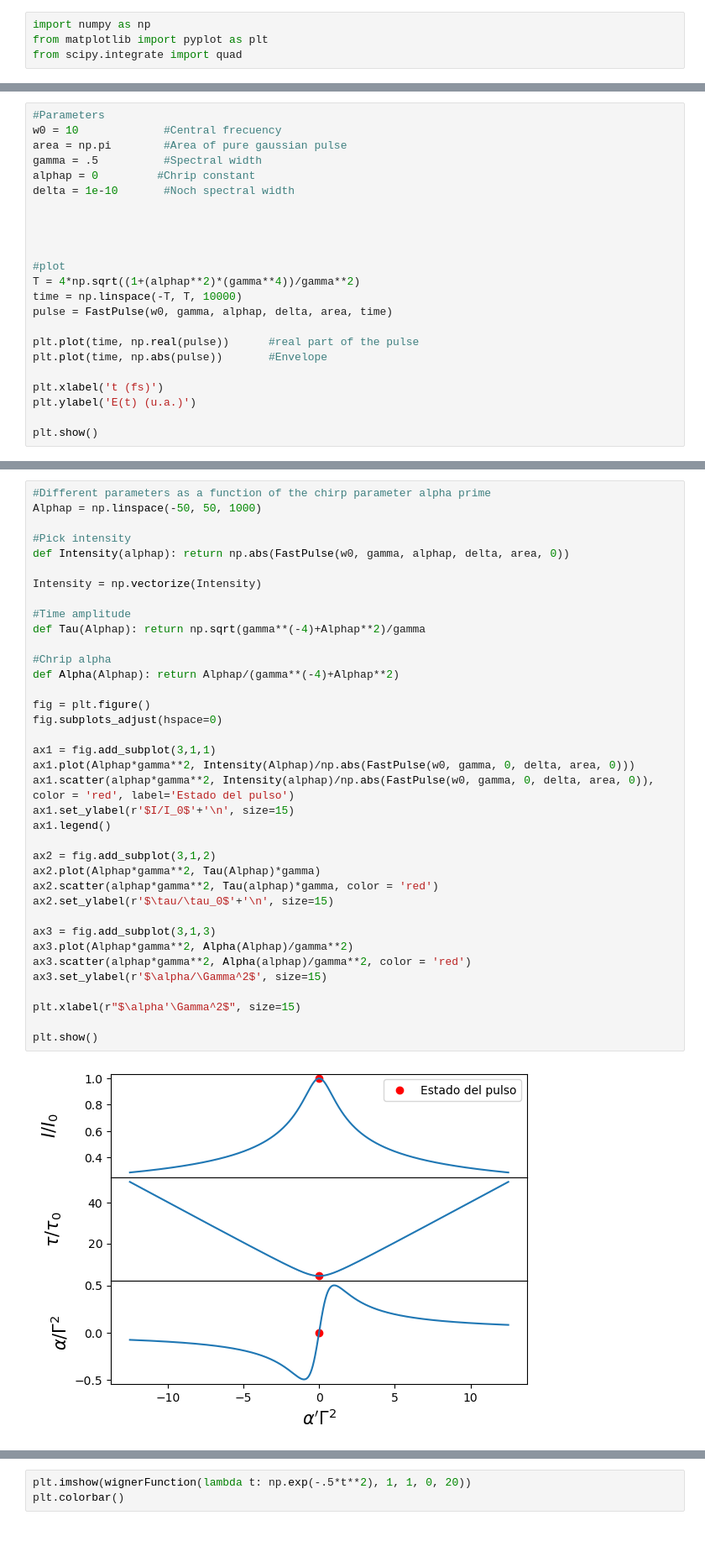
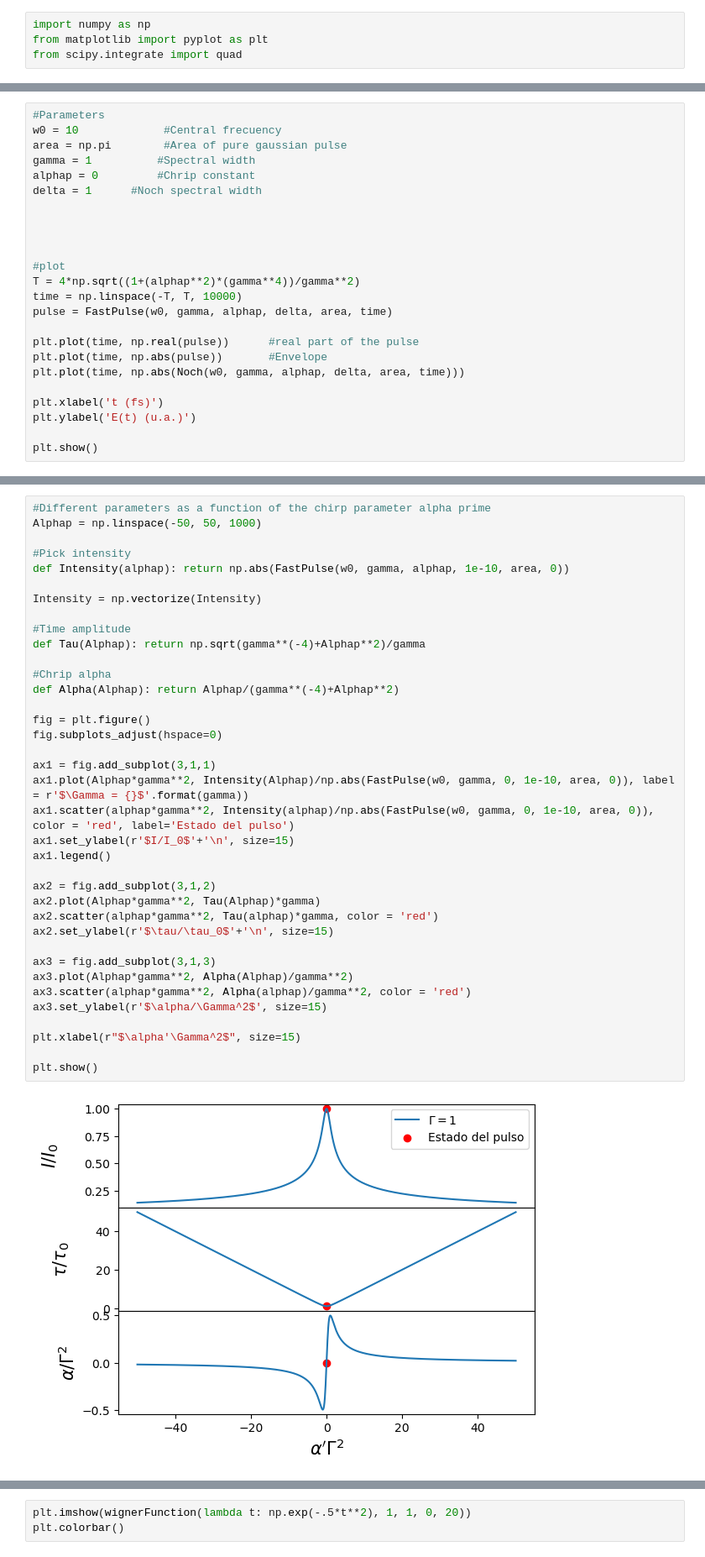
Before and after one commit to JuanSierra2003/hello-world, a Jupyter notebook: Pulses/pulses.ipynb, the cells around one changed output, grey strips where cells are left out. Shown: that part at 84% size. Drawn from its saved outputs; the diff is of its cells as text.

```diff
--- a/Pulses/pulses.ipynb
+++ b/Pulses/pulses.ipynb
@@ -17,9 +26,9 @@ def FastPulse(w0, gamma, alphap, delta, area, t):
 #Parameters
 w0 = 10             #Central frecuency
 area = np.pi        #Area of pure gaussian pulse
-gamma = .5          #Spectral width
+gamma = 1          #Spectral width
 alphap = 0         #Chrip constant
-delta = 1e-10       #Noch spectral width
+delta = 1      #Noch spectral width
 
 
 
@@ -31,6 +40,7 @@ pulse = FastPulse(w0, gamma, alphap, delta, area, time)
 
 plt.plot(time, np.real(pulse))      #real part of the pulse
 plt.plot(time, np.abs(pulse))       #Envelope
+plt.plot(time, np.abs(Noch(w0, gamma, alphap, delta, area, time)))
 
 plt.xlabel('t (fs)')
 plt.ylabel('E(t) (u.a.)')
@@ -48,37 +58,37 @@ quad(lambda t: np.abs(FastPulse(w0, gamma, alphap, delta, area, t)), -np.inf, np
 Alphap = np.linspace(-50, 50, 1000)
 
 #Pick intensity
-def Intensity(alphap): return np.abs(FastPulse(w0, gamma, alphap, delta, area, 0))
+def Intensity(alphap): return np.abs(FastPulse(w0, gamma, alphap, 1e-10, area, 0))
 
 Intensity = np.vectorize(Intensity)
 
 #Time amplitude
 def Tau(Alphap): return np.sqrt(gamma**(-4)+Alphap**2)/gamma
 
 #Chrip alpha
 def Alpha(Alphap): return Alphap/(gamma**(-4)+Alphap**2)
 
 fig = plt.figure()
 fig.subplots_adjust(hspace=0)
 
 ax1 = fig.add_subplot(3,1,1)
-ax1.plot(Alphap*gamma**2, Intensity(Alphap)/np.abs(FastPulse(w0, gamma, 0, delta, area, 0)))
-ax1.scatter(alphap*gamma**2, Intensity(alphap)/np.abs(FastPulse(w0, gamma, 0, delta, area, 0)), color = 'red', label='Estado del pulso')
+ax1.plot(Alphap*gamma**2, Intensity(Alphap)/np.abs(FastPulse(w0, gamma, 0, 1e-10, area, 0)), label = r'$\Gamma = {}$'.format(gamma))
+ax1.scatter(alphap*gamma**2, Intensity(alphap)/np.abs(FastPulse(w0, gamma, 0, 1e-10, area, 0)), color = 'red', label='Estado del pulso')
 ax1.set_ylabel(r'$I/I_0$'+'\n', size=15)
 ax1.legend()
 
 ax2 = fig.add_subplot(3,1,2)
 ax2.plot(Alphap*gamma**2, Tau(Alphap)*gamma)
 ax2.scatter(alphap*gamma**2, Tau(alphap)*gamma, color = 'red')
 ax2.set_ylabel(r'$\tau/\tau_0$'+'\n', size=15)
 
 ax3 = fig.add_subplot(3,1,3)
 ax3.plot(Alphap*gamma**2, Alpha(Alphap)/gamma**2)
 ax3.scatter(alphap*gamma**2, Alpha(alphap)/gamma**2, color = 'red')
 ax3.set_ylabel(r'$\alpha/\Gamma^2$', size=15)
 
 plt.xlabel(r"$\alpha'\Gamma^2$", size=15)
 
 plt.show()
 # %% [output]
-[figure, old version]
+[figure, new version]
```
Also changed, not shown: parts of 4 cells of this notebook.
